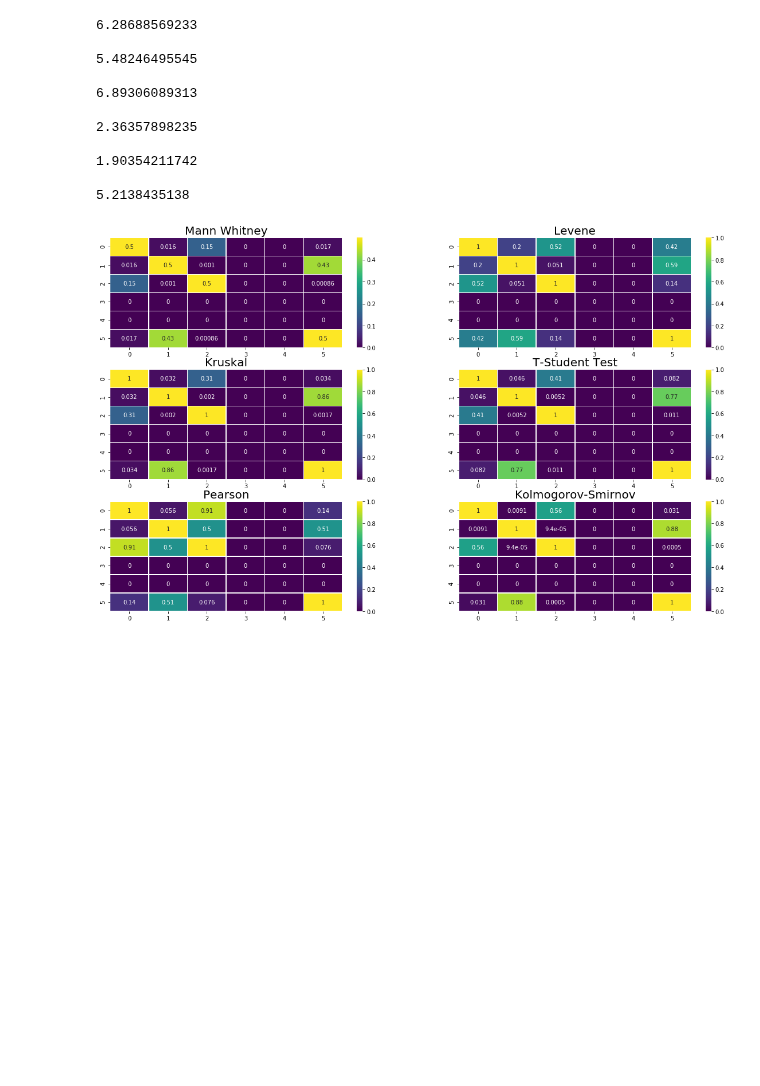
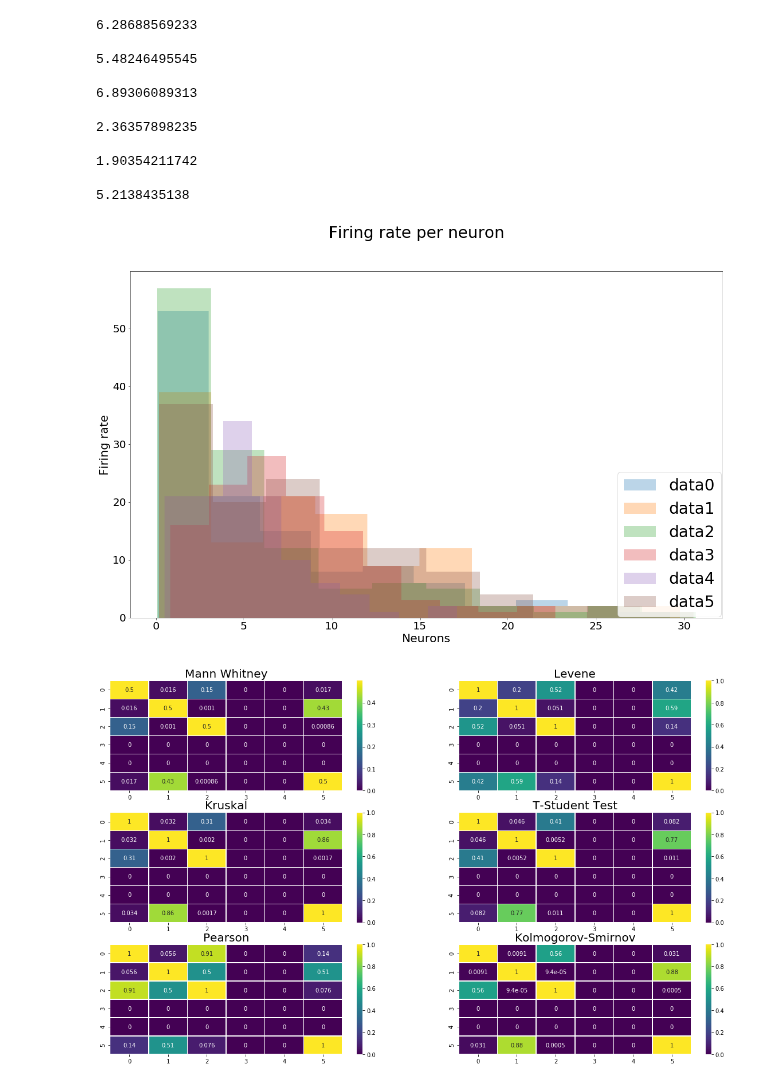
Before and after one commit to Mikkolehtimaki/eitn_model_validation, a Jupyter notebook: Mate_Mohacsi_All.ipynb, the cells around one changed output. Saved outputs shown, nothing was run; the diff lists cells and outputs as text; code cells hidden in the pictures; blank space fills up the shorter version.

```diff
--- a/Mate_Mohacsi_All.ipynb
+++ b/Mate_Mohacsi_All.ipynb
@@ -73,14 +73,25 @@ for j in datas:        #iterate through data sets
 # %%
 
 firing_rate2=[]
 for j in datas:        #iterate through data sets
     data_exc, eIds = get_neuron_type(j, 'exc')
     data_inh, iIds = get_neuron_type(j, 'inh')
     counter=[]
     for i in j:
         counter.append(len(i))    #calc the spike numbers of data1,data2....
 
-    firing_rate2.append(np.divide(counter, 200.0))   #calc the firing rate (number of spikes/time interval)
+    firing_rate2.append(np.divide(counter, 200.0))   #calc the firing rate (number of spikes per neuron/time interval)
+
+fig, ax = plt.subplots(figsize=(20,12))
+[ax.hist(fire,label="data"+str(idx),alpha=0.3) for idx,fire in enumerate(firing_rate2)]
+fig.suptitle("Firing rate per neuron", fontsize=30)
+plt.tick_params(axis='both', which='major', labelsize=20)
+plt.xlabel('Neurons', fontsize=22)
+plt.ylabel('Firing rate', fontsize=22)
+ax.legend(prop={'size': 30},loc=9, bbox_to_anchor=(0.91, 0.445))
+plt.savefig("Firing_plot.png")
+# %% [output]
+[figure, added]
 # %%
 from scipy.stats import ks_2samp, ttest_ind, mannwhitneyu, levene, anderson_ksamp, kruskal, pearsonr
 # The KS test quantifies the maximal vertical distance between the cumulative distribution functions
```
Also changed, not shown: parts of 1 cell of this notebook, 1 other file.
